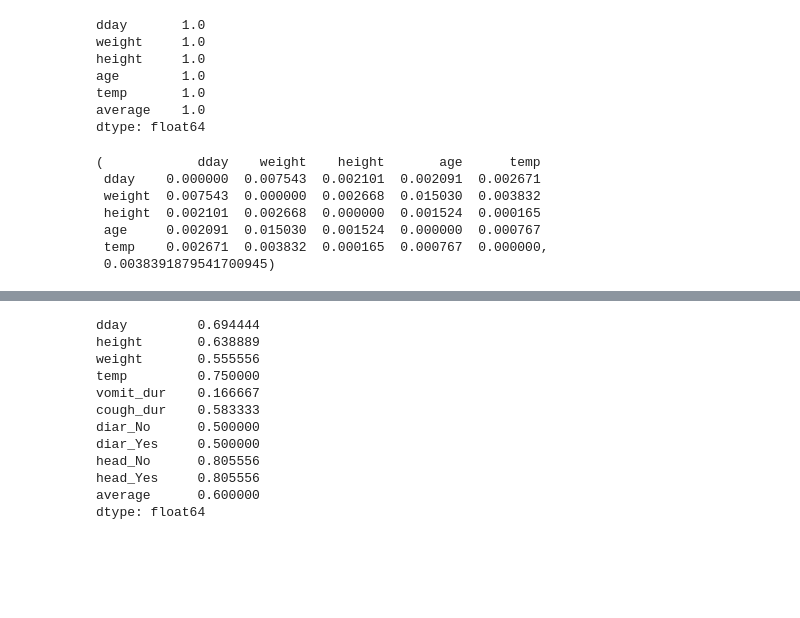
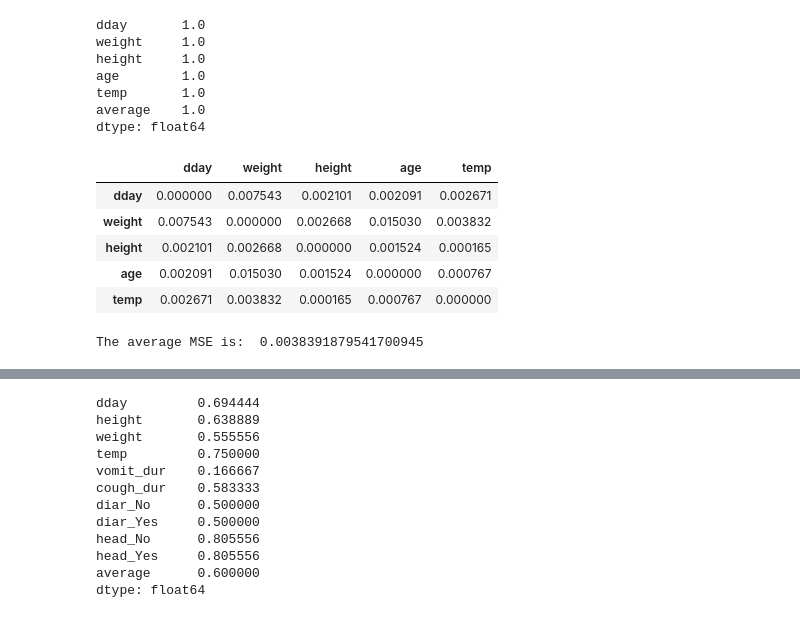
Before and after one commit to noo-rashbass/synthetic-data-service, a Jupyter notebook: Aisha/Evaluations/1.3 CorrelationTests.ipynb, the cells around one changed output, grey strips where cells are left out. Saved outputs shown, nothing was run; the diff lists cells and outputs as text; code cells hidden in the pictures; blank space fills up the shorter version.

```diff
--- a/Aisha/Evaluations/CorrelationTests.ipynb
+++ b/Aisha/Evaluations/1.3 CorrelationTests.ipynb
@@ -179,16 +196,18 @@ age        1.0
 temp       1.0
 average    1.0
 dtype: float64
-# %%
-MSE(r_table_dp_gen,r_table_dp_ori)
-# %% [output]
-(            dday    weight    height       age      temp
- dday    0.000000  0.007543  0.002101  0.002091  0.002671
- weight  0.007543  0.000000  0.002668  0.015030  0.003832
- height  0.002101  0.002668  0.000000  0.001524  0.000165
- age     0.002091  0.015030  0.001524  0.000000  0.000767
- temp    0.002671  0.003832  0.000165  0.000767  0.000000,
- 0.0038391879541700945)
+# %%
+dp_MSE_df, dp_MSE_score = MSE(r_table_dp_gen,r_table_dp_ori)
+display(dp_MSE_df)
+print('The average MSE is: ', dp_MSE_score)
+# %% [output]
+|  | dday | weight | height | age | temp |
+| dday | 0.000000 | 0.007543 | 0.002101 | 0.002091 | 0.002671 |
+| weight | 0.007543 | 0.000000 | 0.002668 | 0.015030 | 0.003832 |
+| height | 0.002101 | 0.002668 | 0.000000 | 0.001524 | 0.000165 |
+| age | 0.002091 | 0.015030 | 0.001524 | 0.000000 | 0.000767 |
+| temp | 0.002671 | 0.003832 | 0.000165 | 0.000767 | 0.000000 |
+The average MSE is:  0.0038391879541700945
 # %%
 tgan_ori_df = pd.read_csv('synthetic data/TGAN/tgan_ori.csv')
 tgan_gen_df = pd.read_csv('synthetic data/TGAN/tgan_gen.csv')
```
Also changed, not shown: parts of 9 cells of this notebook, 6 other files.
